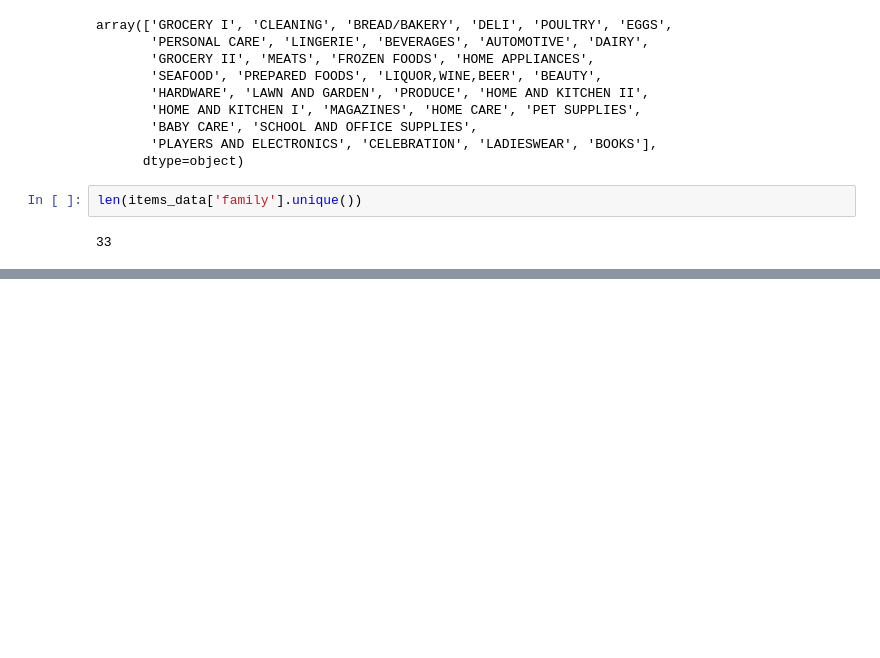
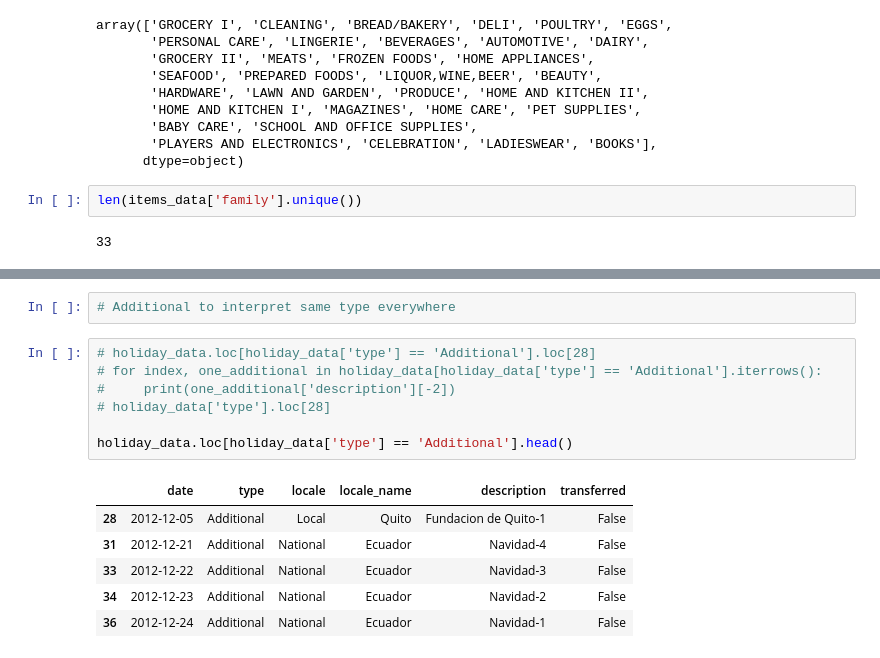
Before and after one commit to didine13/forecasting_for_sales, a Jupyter notebook: notebooks/nhouyvanisvong_dataexplo2.ipynb, the cells around one changed output, grey strips where cells are left out. Drawn from its saved outputs; the diff is of its cells as text; blank space fills up the shorter version.

```diff
--- a/notebooks/nhouyvanisvong_dataexplo2.ipynb
+++ b/notebooks/nhouyvanisvong_dataexplo2.ipynb
@@ -1441,0 +1354,16 @@ array(['Holiday', 'Transfer', 'Additional', 'Bridge', 'Work Day', 'Event'],
+# %%
+# Additional to interpret same type everywhere
+# %%
+# holiday_data.loc[holiday_data['type'] == 'Additional'].loc[28]
+# for index, one_additional in holiday_data[holiday_data['type'] == 'Additional'].iterrows():
+#     print(one_additional['description'][-2])
+# holiday_data['type'].loc[28]
+
+holiday_data.loc[holiday_data['type'] == 'Additional'].head()
+# %% [output]
+|  | date | type | locale | locale_name | description | transferred |
+| 28 | 2012-12-05 | Additional | Local | Quito | Fundacion de Quito-1 | False |
+| 31 | 2012-12-21 | Additional | National | Ecuador | Navidad-4 | False |
+| 33 | 2012-12-22 | Additional | National | Ecuador | Navidad-3 | False |
+| 34 | 2012-12-23 | Additional | National | Ecuador | Navidad-2 | False |
+| 36 | 2012-12-24 | Additional | National | Ecuador | Navidad-1 | False |
```
Also changed, not shown: parts of 50 cells of this notebook.
